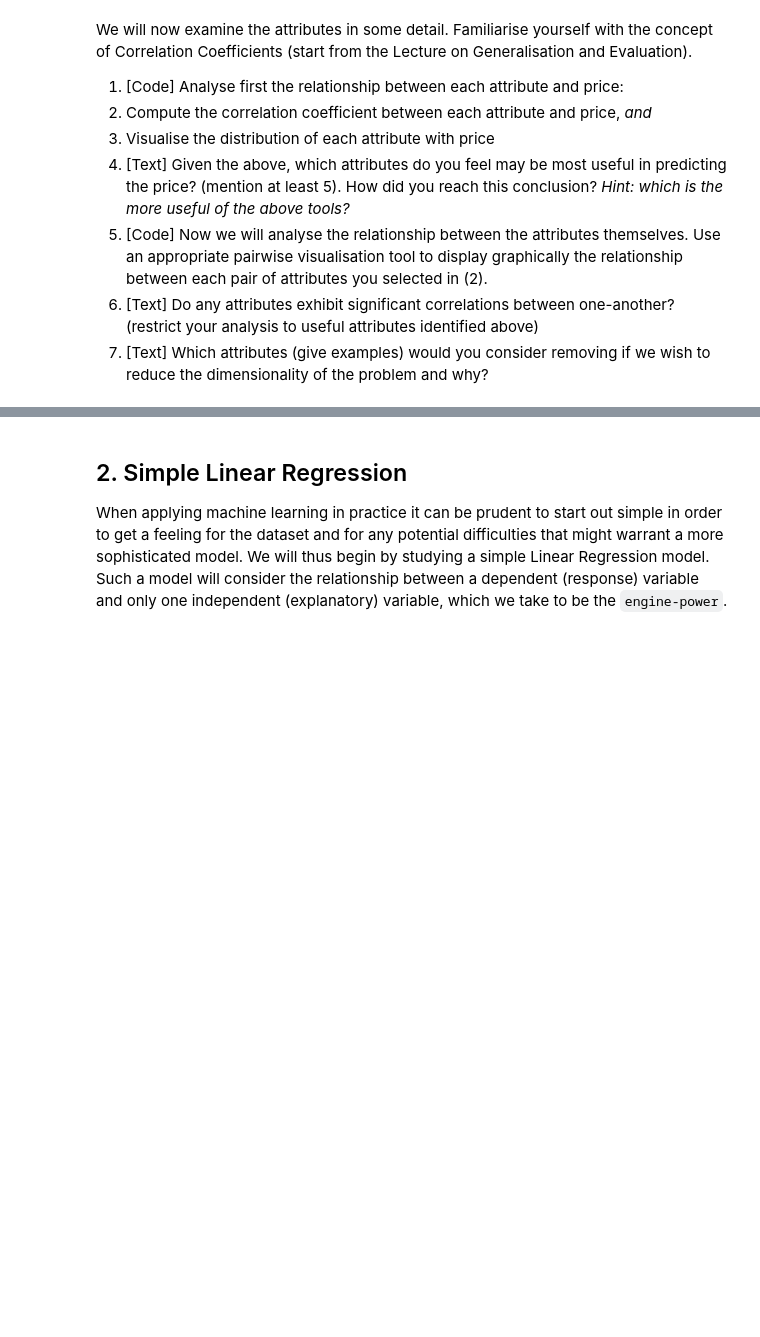
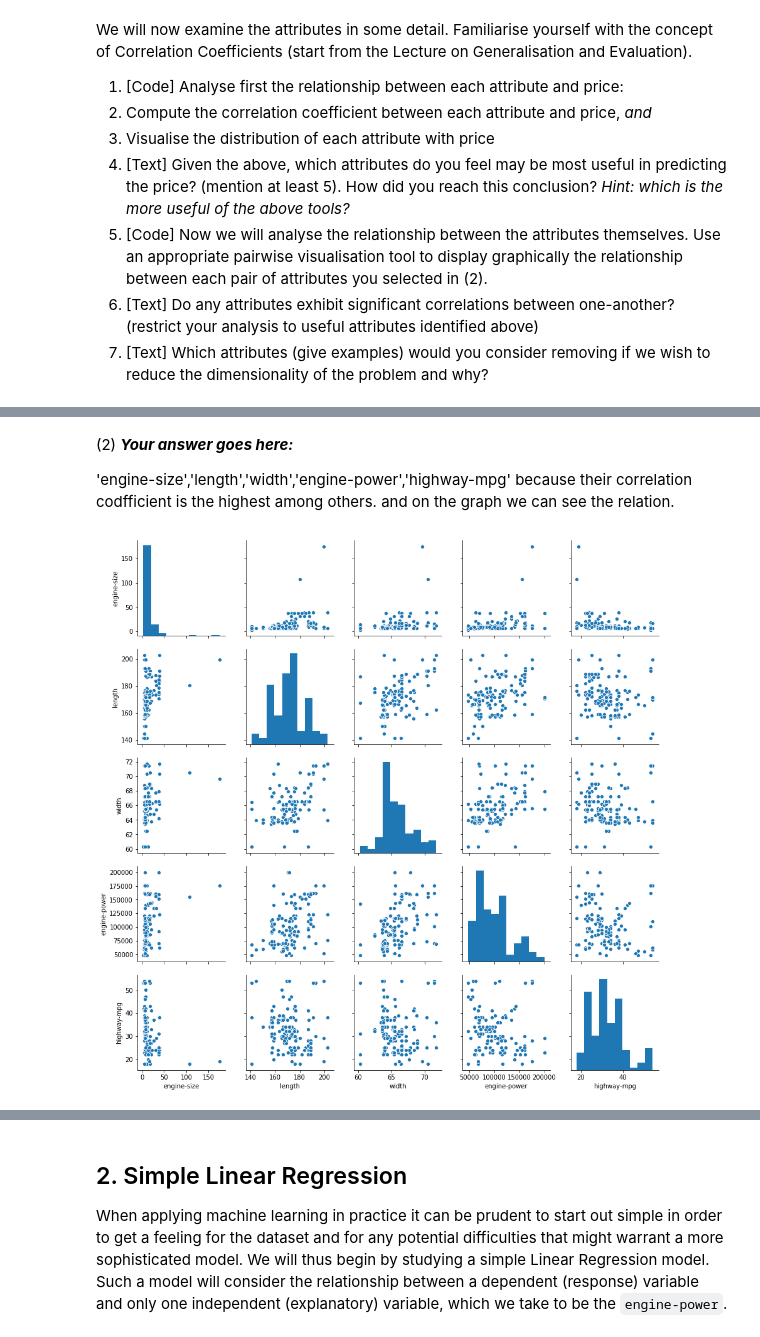
Before and after one commit to CaesarZhang070497/iamlmysolution, a Jupyter notebook: Assignments/02_LinearRegression.ipynb, the cells around one changed output, grey strips where cells are left out. Cells and saved outputs as stored; diff of their text form; code cells hidden in the pictures; blank space fills up the shorter version.

```diff
--- a/Assignments/02_LinearRegression.ipynb
+++ b/Assignments/02_LinearRegression.ipynb
@@ -146,3 +215,15 @@ We will now examine the attributes in some detail. Familiarise yourself with the
+# %% [markdown]
+(2) ***Your answer goes here:***
+
+'engine-size','length','width','engine-power','highway-mpg'
+because their correlation codfficient is the highest among others. and on the graph we can see the relation.
+# %%
+# (3) # Your Code goes here:
+
+g2 = sns.pairplot(data=auto_numeric, x_vars=['engine-size','length','width','engine-power','highway-mpg'], y_vars = [
+       'engine-size','length','width','engine-power','highway-mpg'])
+# %% [output]
+[figure, added]
 # %% [markdown]
 (4) #STARTHIDE#
 
```
Also changed, not shown: parts of 57 cells of this notebook, 3 other files.
